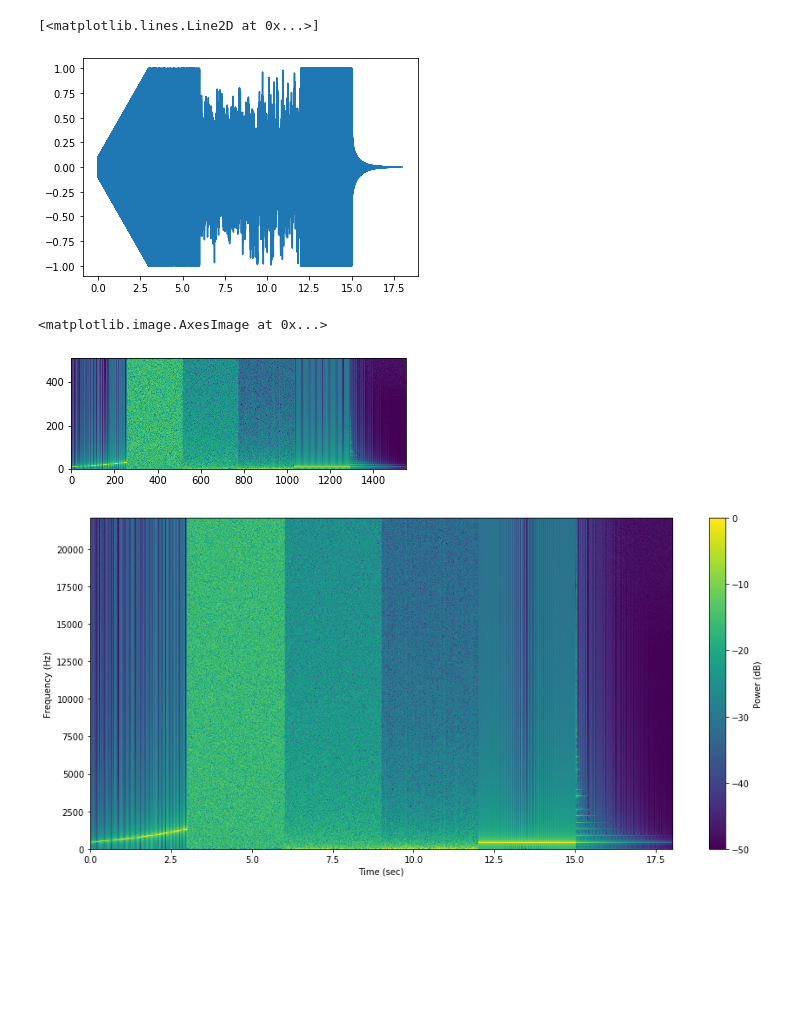
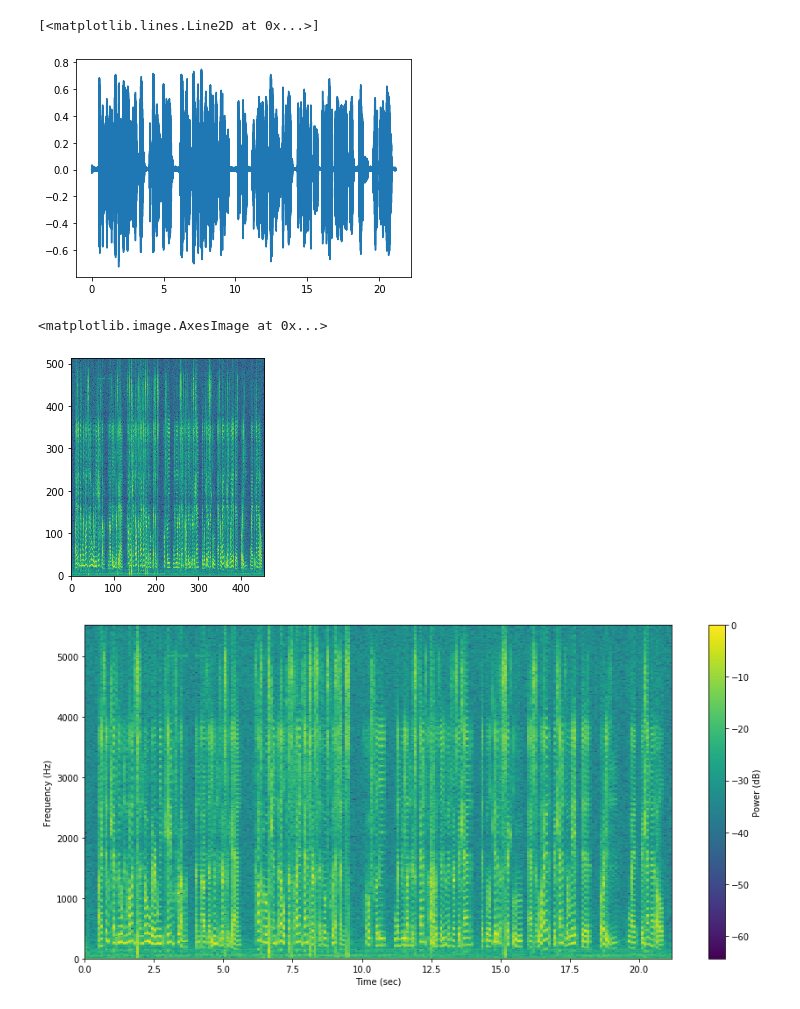
Before and after one commit to lnadi17/spectro-kg, a Jupyter notebook: notebook.ipynb, the cells around one changed output. Drawn from its saved outputs; the diff is of its cells as text; code cells hidden in the pictures; blank space fills up the shorter version.

```diff
--- a/notebook.ipynb
+++ b/notebook.ipynb
@@ -28,7 +28,7 @@ def read_wav_audio(audio_relative_path):
     return fs, audio_data
 # %%
 audio_base_path = 'audio/'
-audio_file_name = 'test.wav'
+audio_file_name = 'hawking01.wav'
 # %%
 fs, audio_data = read_wav_audio(audio_base_path + audio_file_name)
 # %% [output]
@@ -63,7 +63,7 @@ t = np.linspace(0, len(audio_data) / fs, len(inv_fw))
 plt.plot(t, inv_fw)
 # %% [output]
 [<matplotlib.lines.Line2D at 0x...>]
-[figure, old version]
+[figure, new version]
 # %%
 # n_width is window width and n_overlap is window overlap (in samples)
 def get_window_generator(signal, n_width, n_overlap):
@@ -83,6 +83,7 @@ def get_window_generator(signal, n_width, n_overlap):
             signal = np.pad(signal, (0, delta), 'constant')
 
         chunk = signal[start_pos:stop_pos]
+        chunk = np.multiply(chunk, np.hanning(len(chunk)))
         window = abs(np.fft.rfft(chunk))
 
         yield window
@@ -101,8 +102,16 @@ def get_matrix(audio_data, n_width=1024, n_overlap=512, eps=1e-5):
     fts = np.array(fts).T
 
     # rescale matrix
-    minimum = fts.min()
-    maximum = fts.max()
+    flat = fts.flatten()
+    minimum = flat.min()
+    maximum = flat.max()
+    if eps is None:
+        eps = 1
+        # find minimum positive value
+        for val in flat:
+            if val < eps and val != 0:
+                eps = val
+        eps /= maximum
 
     for i in range(fts.shape[0]):
         fts[i] = np.interp(fts[i], [minimum, maximum], [eps, 1])
@@ -115,7 +124,7 @@ fts = get_matrix(audio_data)
 plt.imshow(fts, origin='lower')
 # %% [output]
 <matplotlib.image.AxesImage at 0x...>
-[figure, old version]
+[figure, new version]
 # %%
 def plot_specgram(signal, fs,
                   n_width=1024, n_overlap=512, eps=1e-5, figsize=(15, 7), colorbar=True, labels=True):
@@ -149,12 +158,12 @@ def plot_specgram(signal, fs,
 # %%
 # define epsilon - number to which the darkest color maps
 eps = 1e-5
 n_width = 1024
 n_overlap = 0  # n_width // 2
 
-plot_specgram(audio_data, fs, n_width, n_overlap, eps)
+plot_specgram(audio_data, fs, n_width, n_overlap, eps=None)
 # %% [output]
-[figure, old version]
+[figure, new version]
 # %%
 plt.figure(figsize=(12, 7))
 
```
Also changed, not shown: parts of 4 cells of this notebook, 3 other files.
